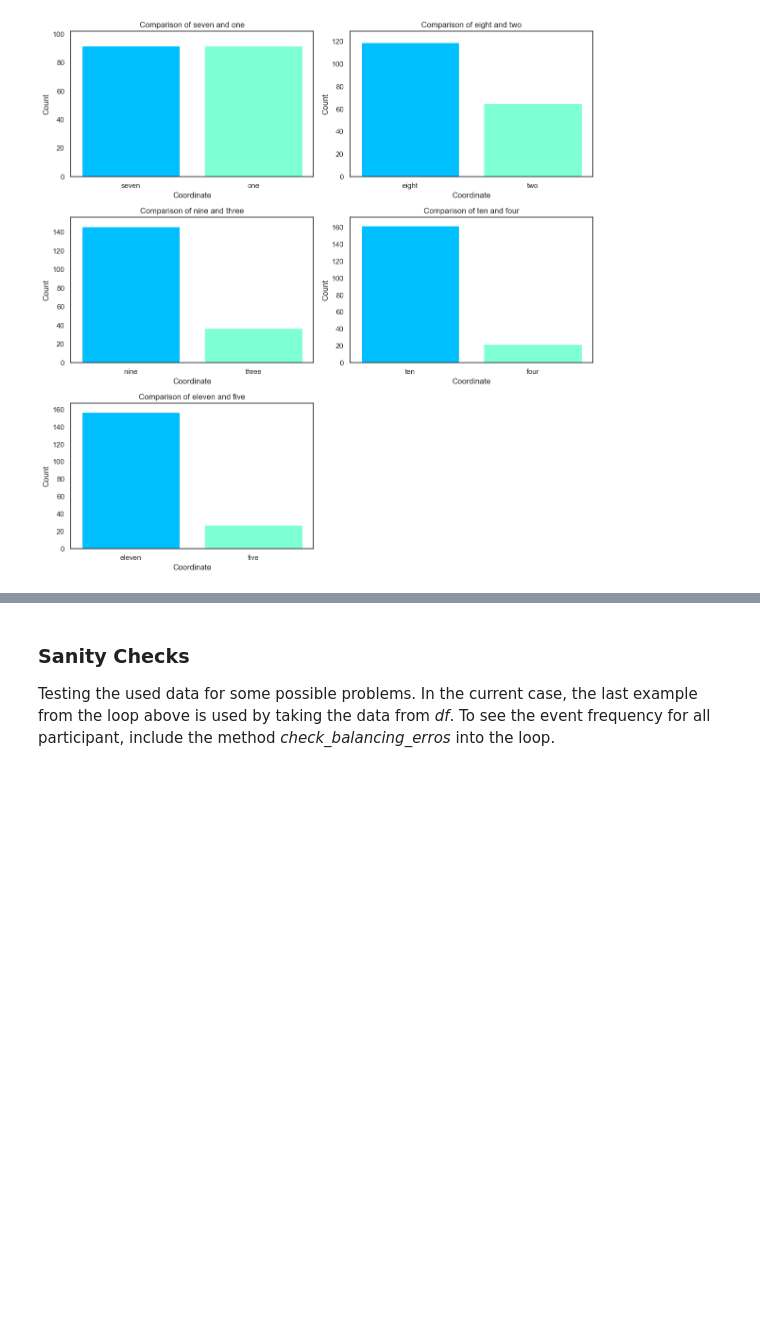
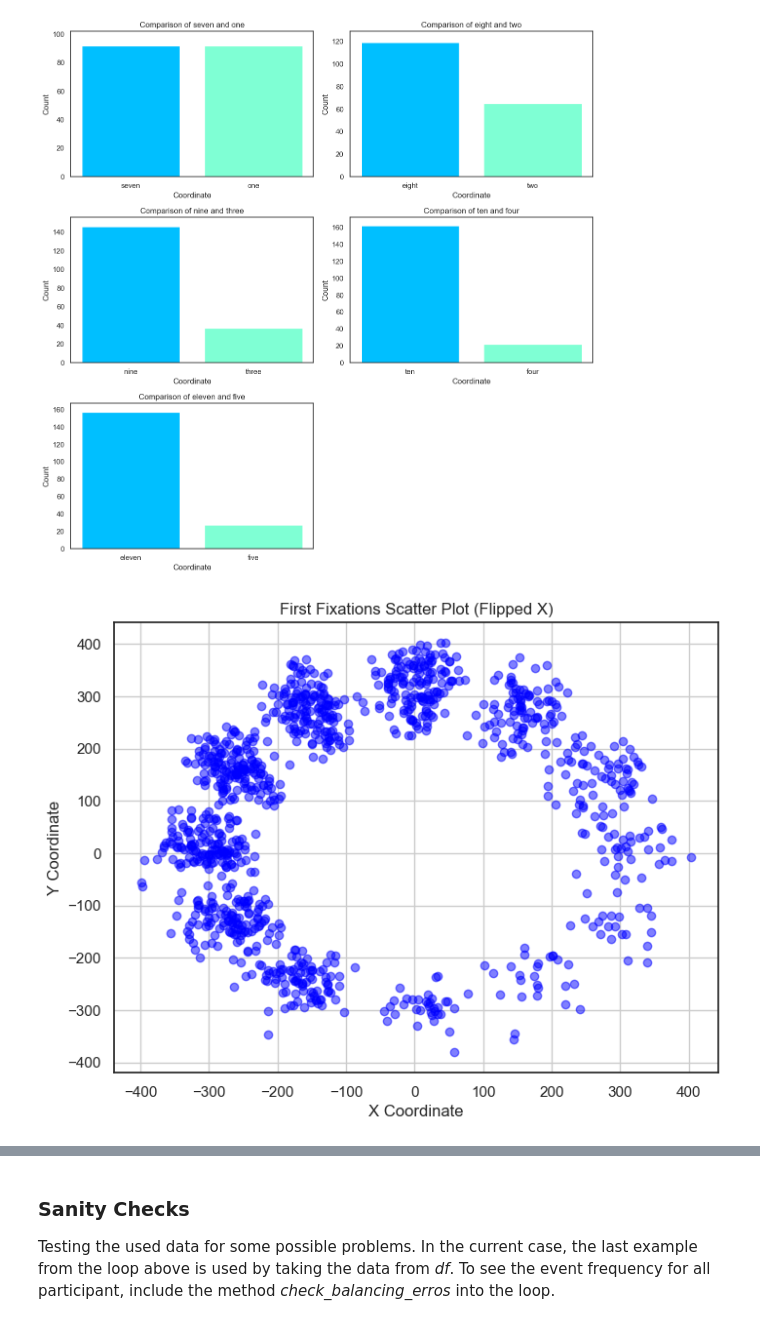
Before and after one commit to PatrickEbner/2024-SoSe_EyeTracking, a Jupyter notebook: scripts/DiagonalBias.ipynb, the cells around one changed output, grey strips where cells are left out. Cells and saved outputs as stored; diff of their text form; code cells hidden in the pictures; blank space fills up the shorter version.

Commit message:
Added scatter plot

```diff
--- a/scripts/DiagonalBias.ipynb
+++ b/scripts/DiagonalBias.ipynb
@@ -387,3 +380,88 @@ plt.tight_layout()
 plt.show()
 # %% [output]
 [figure]
+# %%
+
+# Initialize a list to store the coordinates of first fixations
+first_fixation_coords = []
+
+# Iterate through all .tsv-Files and process the data
+for file in tsv_files:
+    # Load the file
+    file_path = os.path.join(folder_path, file)
+    df = pd.read_csv(file_path, sep='\t')
+
+    # Drop unnecessary columns
+    df = df[['CNT', 'TIME', 'FPOGX', 'FPOGY', 'FPOGS', 'FPOGD', 'FPOGID', 'FPOGV', 'BPOGX', 'BPOGY', 'BPOGV', 'USER']]
+
+    # Normalize the time for the current file to begin at zero
+    df['TIME'] = df['TIME'] - df['TIME'].iloc[0]
+
+    # Filter for valid points
+    df = df[(df['FPOGV'] == 1) | (df['USER'] == 'SHOW_STIMULUS') | (df['USER'].str.contains('COORDINATES'))]
+
+    # Create a new dataframe to save all fixations
+    df_fixations = df.groupby('FPOGID').agg({
+        'FPOGX': 'last',
+        'FPOGY': 'last',
+        'TIME': 'last',
+    }).reset_index()
+
+    df_fixations['x_coord'] = (df_fixations['FPOGX'] - 0.5) * screen_width
+    df_fixations['y_coord'] = (df_fixations['FPOGY'] - 0.5) * screen_height
+
+    # Find the indices of 'SHOW_STIMULUS' events
+    show_stimulus_times = df[df['USER'] == 'SHOW_STIMULUS']['TIME'].values
+
+    # Get the coordinates for the current stimuli shown
+    df_coordinates_str = df[(df['USER'].str.contains('COORDINATES')) & (df['USER'].notna())]
+    df_coordinates_str = df_coordinates_str[['USER', 'TIME']]
+    coordinates_list = df_coordinates_str['USER'].to_list()
+
+    coordinates_list = import_coordinates(coordinates_list)
+
+    restructured_list = []
+    for item in coordinates_list:
+        restructured_list.append((item[0], item[1]))
+        restructured_list.append((item[2], item[3]))
+
+    # Initialize a list to store the target coordinates of first fixations
+    first_fixation_targets = []
+
+    i = 0
+
+    # Iterate over each 'SHOW_STIMULUS' event time
+    for show_time in show_stimulus_times:
+
+        # Filter fixations that occur after the 'SHOW_STIMULUS' event time
+        valid_fixations = df_fixations[df_fixations['TIME'] > show_time]
+
+        target_list = []
+        target_list.append(restructured_list[i])
+        target_list.append(restructured_list[i+1])
+
+        # Find the first fixation within the threshold distance
+        for idx, row in valid_fixations.iterrows():
+            target = find_closest_target(row, target_list, threshold)
+            if target:
+                first_fixation_targets.append(target)
+                first_fixation_coords.append((row['x_coord'], row['y_coord']))  # Store the coordinates
+                break
+        i = i + 2
+
+# Convert first fixation coordinates to a DataFrame
+first_fixation_coords = pd.DataFrame(first_fixation_coords, columns=['x', 'y'])
+
+# Flip the x-coordinates by negating them
+first_fixation_coords['y'] = -first_fixation_coords['y']
+
+# Create a scatter plot of all first fixations
+plt.figure(figsize=(8, 6))
+plt.scatter(first_fixation_coords['x'], first_fixation_coords['y'], c='blue', alpha=0.5)
+plt.title('First Fixations Scatter Plot (Flipped X)')
+plt.xlabel('X Coordinate')
+plt.ylabel('Y Coordinate')
+plt.grid(True)
+plt.show()
+# %% [output]
+[figure, added]
```
Also changed, not shown: parts of 8 cells of this notebook, 6 other files.
